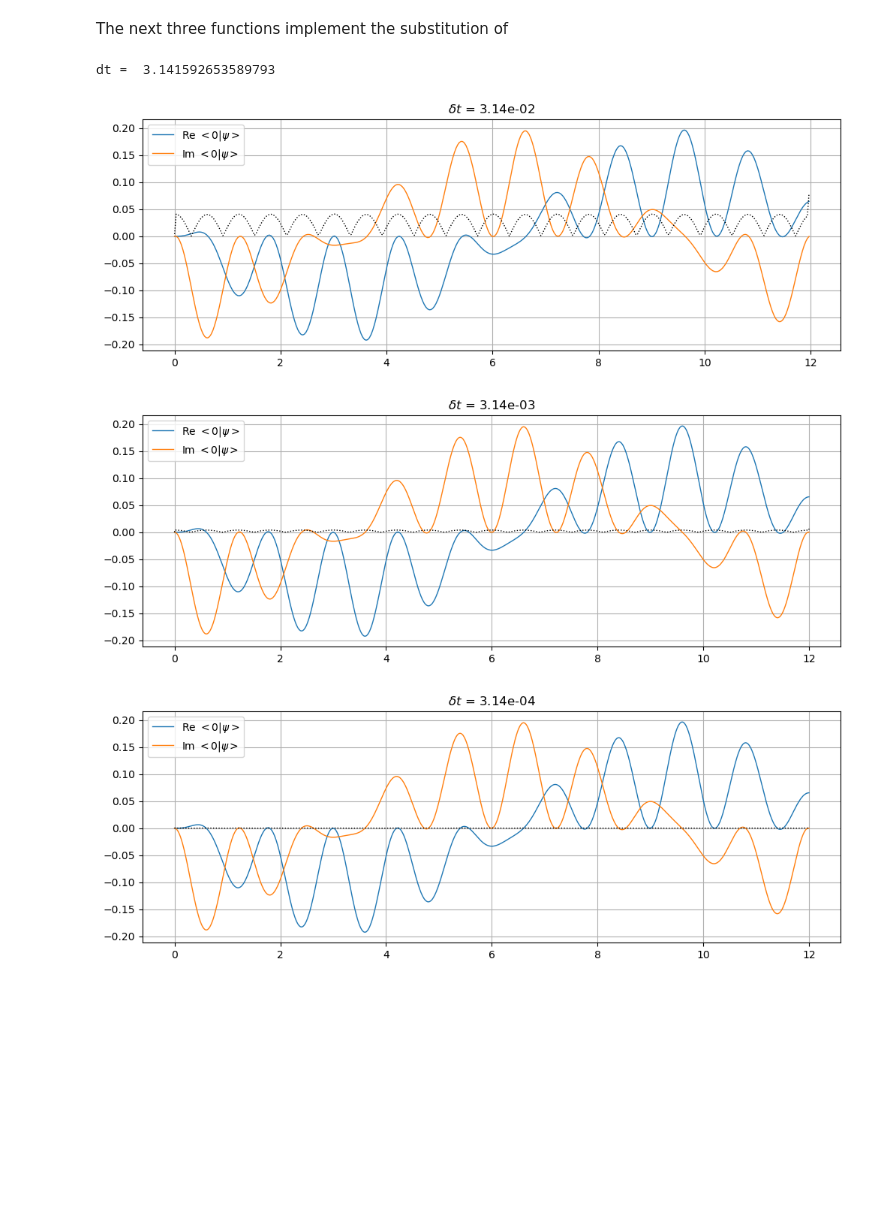
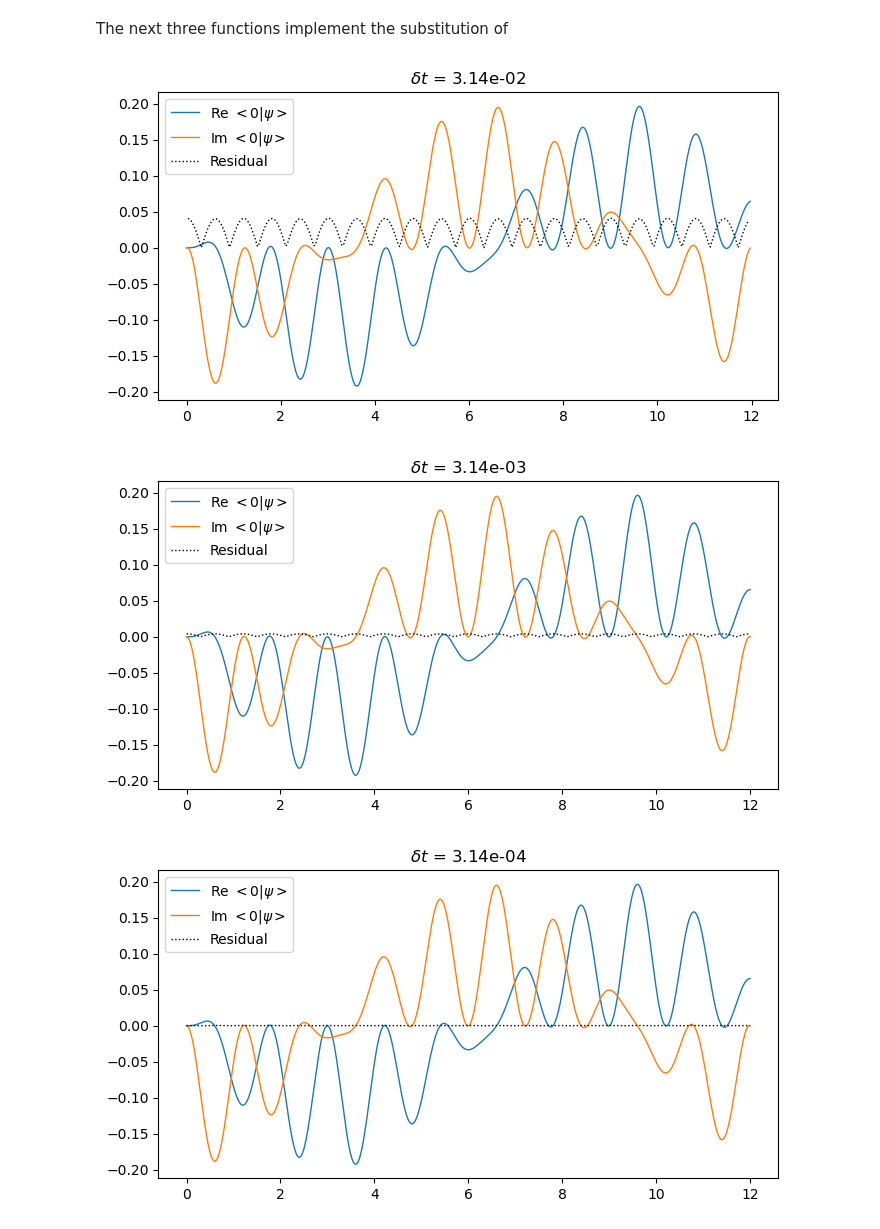
Before and after one commit to kuljitvirk/quantum, a Jupyter notebook: notebooks/TimeOrderedExp.ipynb, the cells around one changed output. Drawn from its saved outputs; the diff is of its cells as text; code cells hidden in the pictures; blank space fills up the shorter version.

```diff
--- a/notebooks/TimeOrderedExp.ipynb
+++ b/notebooks/TimeOrderedExp.ipynb
@@ -84,31 +82,30 @@ def dpsidt(t , psi, E0, V0, omega):
     return dy
 
 def EvalResidual(t, psi, E0, V0, omega):
-    dydt = np.gradient(psi, t[1]-t[0], axis=0)
-    rhs = np.array([-1j*Hamiltonian(t[i],E0, V0, omega) @ psi[i] for i in range(len(t))])
+    dydt = np.gradient(psi, t[1]-t[0], axis=0)[1:-1]
+    rhs = np.array([-1j*Hamiltonian(t[i],E0, V0, omega) @ psi[i] for i in range(1,len(t)-1)])
     res = np.abs(dydt-rhs).max(axis=1)
     return res
 # %%
 T = 12
 params = E0, V0, omega = 1, 1, 20*pi/T
 Wmax = Omega(T/4, *params)
 dt = min(T, np.pi/Wmax/2)
-print('dt = ',dt)
 psi0 = np.array([0,1],dtype=complex)
-
+Res=[]
 for dtf in [1e-2, 1e-3, 1e-4]:
     psi, t = PropagateState(psi0, T, *params, dtf * dt)
     residual = EvalResidual(t, psi, *params)
-
-    fig,ax=plt.subplots(ncols=1,figsize=(12,4))
-    ax.grid(True)
+    Res += [(dtf*dt, residual.max())]
+    fig,ax=plt.subplots(ncols=1,figsize=(8,4))
+    ax.grid(False)
     ax.plot(t, psi[:,0].real, linewidth=1, label='Re $<0 | \psi>$')
     ax.plot(t, psi[:,0].imag, linewidth=1, label='Im $<0 | \psi>$')
-    ax.plot(t, residual, linewidth=1, color='black',linestyle=':')
+    ax.plot(t[1:-1], residual, linewidth=1, color='black',linestyle=':', label='Residual')
     ax.set_title('$\delta t$ = {:.2e}'.format(dt*dtf))
     ax.legend()
+Res = np.array(Res)
 # %% [output]
-dt =  3.141592653589793
-[figure, old version]
+[figure, new version]
-[figure, old version]
+[figure, new version]
-[figure, old version]
+[figure, new version]
```
Also changed, not shown: parts of 3 cells of this notebook.
